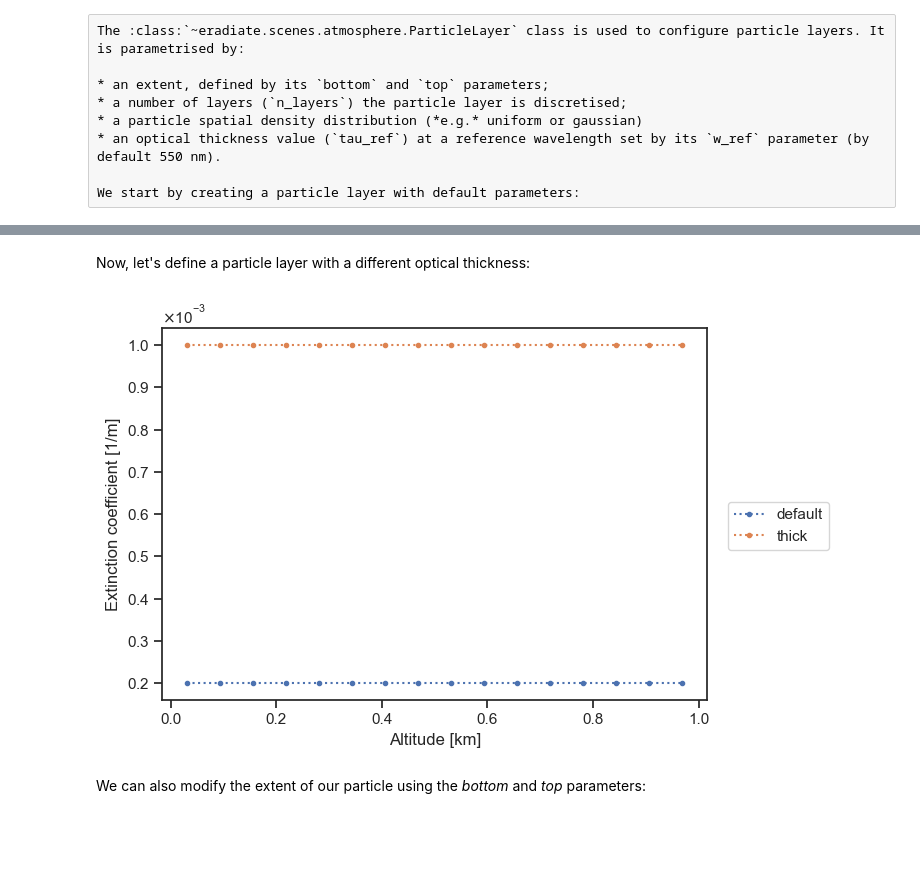
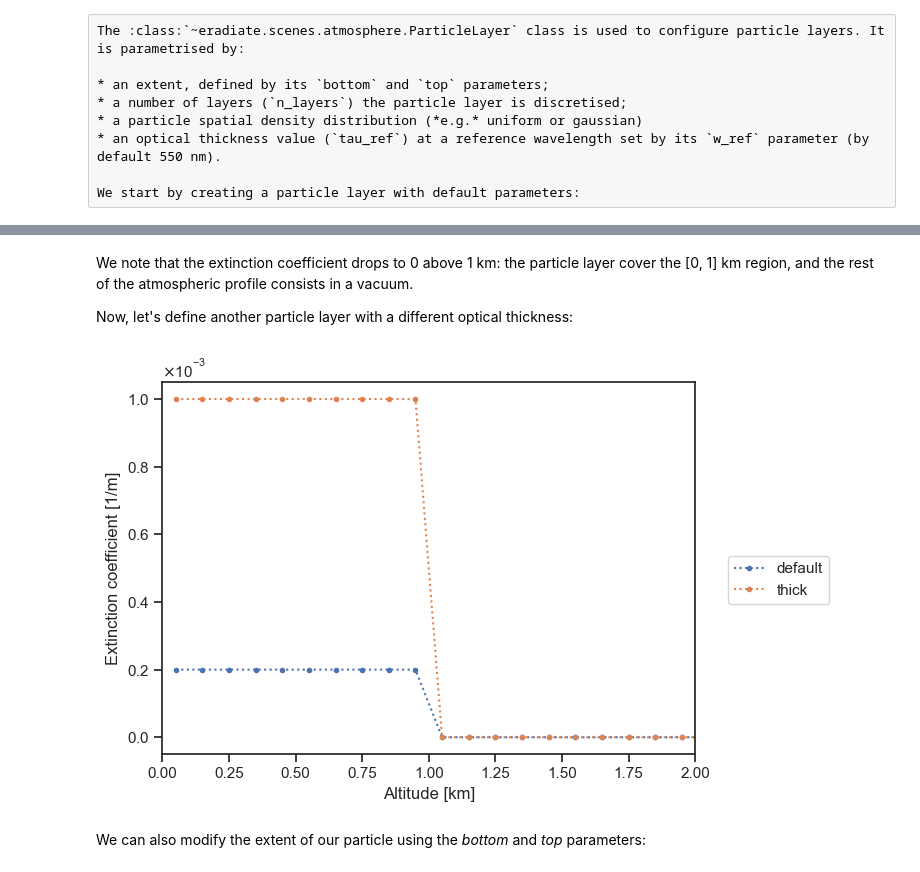
Before and after one commit to eradiate/eradiate-tutorials, a Jupyter notebook: getting_started/particle_layer.ipynb, the cells around one changed output, grey strips where cells are left out. Cells and saved outputs as stored; diff of their text form; code cells hidden in the pictures; blank space fills up the shorter version.

```diff
--- a/getting_started/particle_layer.ipynb
+++ b/getting_started/particle_layer.ipynb
@@ -83,14 +85,17 @@ plot_sigma_t(particle_layer_default)
-# %% [markdown]
-Now, let's define a particle layer with a different optical thickness:
+# %% [markdown]
+We note that the extinction coefficient drops to 0 above 1 km: the particle layer cover the [0, 1] km region, and the rest of the atmospheric profile consists in a vacuum.
+
+Now, let's define another particle layer with a different optical thickness:
 # %%
 particle_layer_thick = ertsc.atmosphere.ParticleLayer(tau_ref=1.0)
 plot_sigma_t(
     particle_layer_default,
     particle_layer_thick,
     labels=["default", "thick"],
+    altitude_extent=[0, 2],
 )
 # %% [output]
-[figure, old version]
+[figure, new version]
 # %% [markdown]
 We can also modify the extent of our particle using the *bottom* and *top* parameters:
 # %%
```
Also changed, not shown: parts of 11 cells of this notebook, 9 other files.
